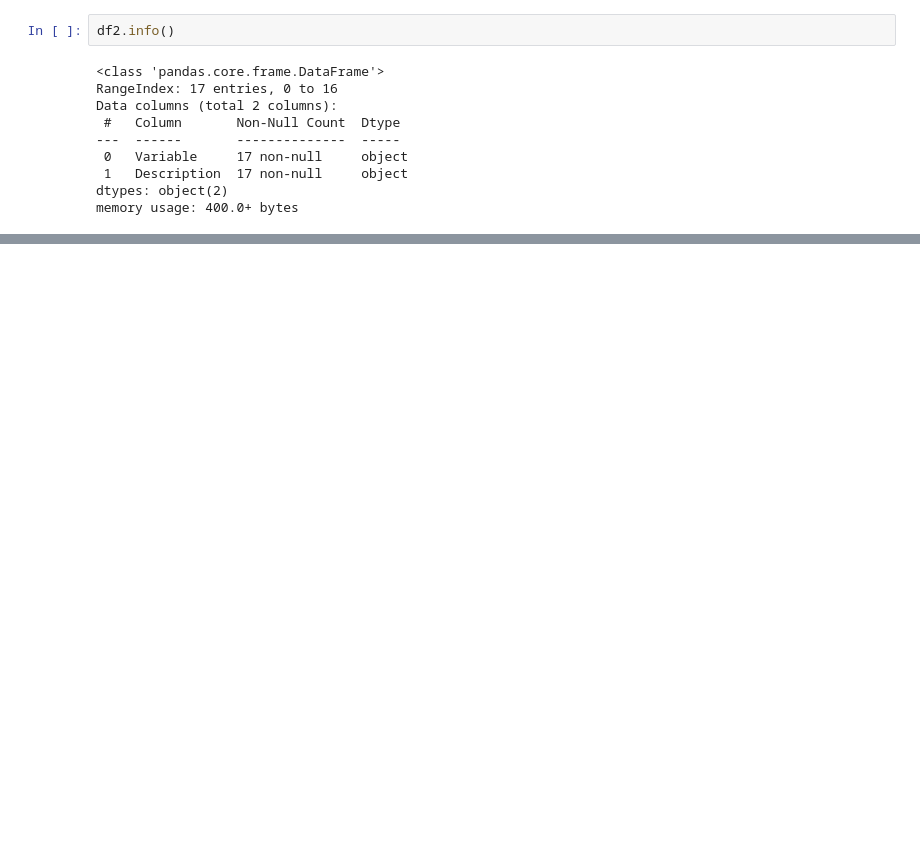
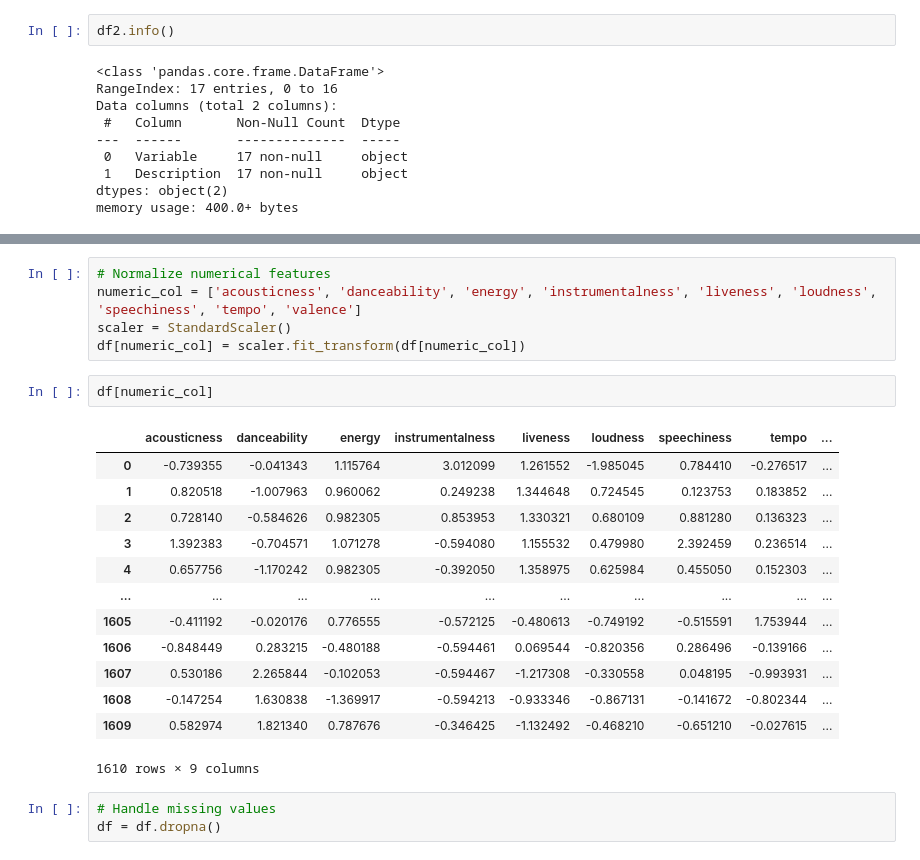
Before and after one commit to vinodvicki/Creating-Cohorts-of-Songs-., a Jupyter notebook: simpiliern__proj.ipynb, the cells around one changed output, grey strips where cells are left out. Saved outputs shown, nothing was run; the diff lists cells and outputs as text; blank space fills up the shorter version.

```diff
--- a/simpiliern__proj.ipynb
+++ b/simpiliern__proj.ipynb
@@ -79,0 +179,24 @@ memory usage: 400.0+ bytes
+# %%
+# Normalize numerical features
+numeric_col = ['acousticness', 'danceability', 'energy', 'instrumentalness', 'liveness', 'loudness', 'speechiness', 'tempo', 'valence']
+scaler = StandardScaler()
+df[numeric_col] = scaler.fit_transform(df[numeric_col])
+# %%
+df[numeric_col]
+# %% [output]
+|  | acousticness | danceability | energy | instrumentalness | liveness | loudness | speechiness | tempo | ... |
+| 0 | -0.739355 | -0.041343 | 1.115764 | 3.012099 | 1.261552 | -1.985045 | 0.784410 | -0.276517 | ... |
+| 1 | 0.820518 | -1.007963 | 0.960062 | 0.249238 | 1.344648 | 0.724545 | 0.123753 | 0.183852 | ... |
+| 2 | 0.728140 | -0.584626 | 0.982305 | 0.853953 | 1.330321 | 0.680109 | 0.881280 | 0.136323 | ... |
+| 3 | 1.392383 | -0.704571 | 1.071278 | -0.594080 | 1.155532 | 0.479980 | 2.392459 | 0.236514 | ... |
+| 4 | 0.657756 | -1.170242 | 0.982305 | -0.392050 | 1.358975 | 0.625984 | 0.455050 | 0.152303 | ... |
+| ... | ... | ... | ... | ... | ... | ... | ... | ... | ... |
+| 1605 | -0.411192 | -0.020176 | 0.776555 | -0.572125 | -0.480613 | -0.749192 | -0.515591 | 1.753944 | ... |
+| 1606 | -0.848449 | 0.283215 | -0.480188 | -0.594461 | 0.069544 | -0.820356 | 0.286496 | -0.139166 | ... |
+| 1607 | 0.530186 | 2.265844 | -0.102053 | -0.594467 | -1.217308 | -0.330558 | 0.048195 | -0.993931 | ... |
+| 1608 | -0.147254 | 1.630838 | -1.369917 | -0.594213 | -0.933346 | -0.867131 | -0.141672 | -0.802344 | ... |
+| 1609 | 0.582974 | 1.821340 | 0.787676 | -0.346425 | -1.132492 | -0.468210 | -0.651210 | -0.027615 | ... |
+1610 rows × 9 columns
+# %%
+# Handle missing values
+df = df.dropna()
```
Also changed, not shown: parts of 21 cells of this notebook.
